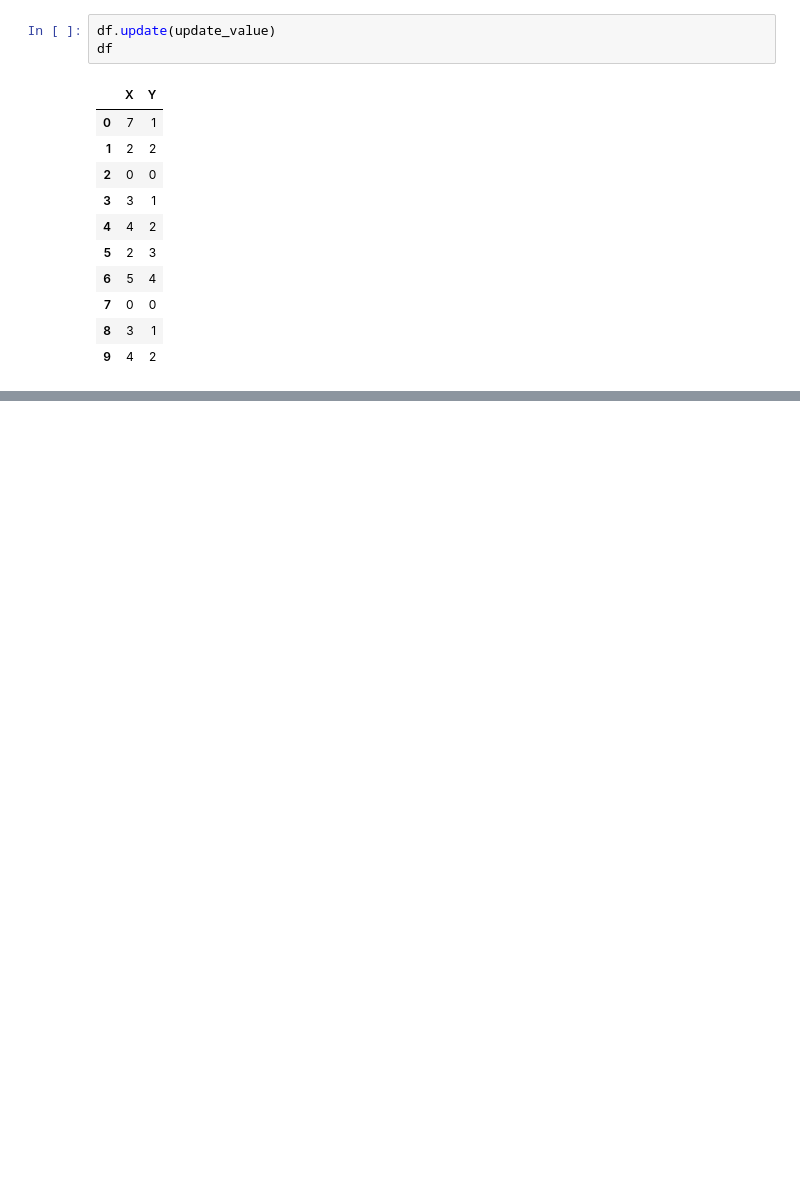
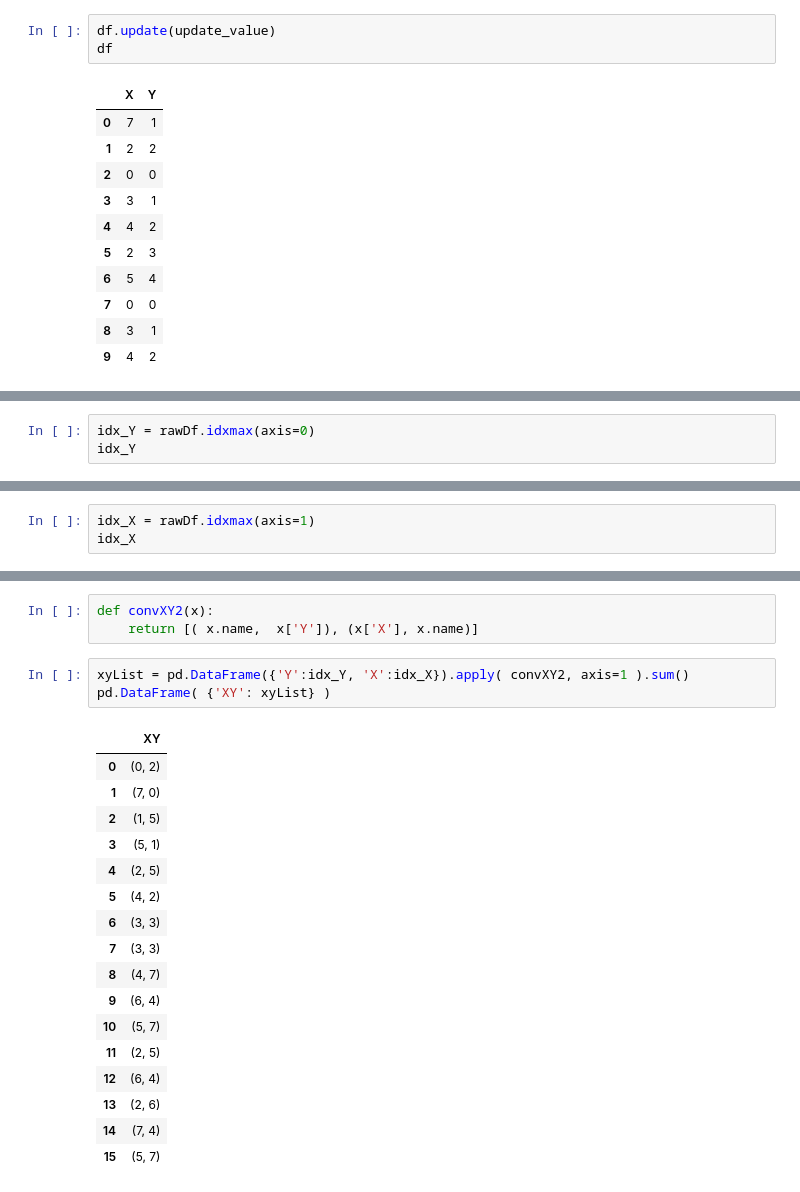
Before and after one commit to unchil/Notebook, a Jupyter notebook: Puzzles_Python.ipynb, the cells around one changed output, grey strips where cells are left out. Cells and saved outputs as stored; diff of their text form; blank space fills up the shorter version.

```diff
--- a/Puzzles_Python.ipynb
+++ b/Puzzles_Python.ipynb
@@ -858,0 +877,3 @@ df
+# %%
+idx_Y = rawDf.idxmax(axis=0)
+idx_Y
@@ -858,0 +890,3 @@ df
+# %%
+idx_X = rawDf.idxmax(axis=1)
+idx_X
@@ -858,0 +915,24 @@ df
+# %%
+def convXY2(x):
+    return [( x.name,  x['Y']), (x['X'], x.name)]
+# %%
+xyList = pd.DataFrame({'Y':idx_Y, 'X':idx_X}).apply( convXY2, axis=1 ).sum()
+pd.DataFrame( {'XY': xyList} )
+# %% [output]
+|  | XY |
+| 0 | (0, 2) |
+| 1 | (7, 0) |
+| 2 | (1, 5) |
+| 3 | (5, 1) |
+| 4 | (2, 5) |
+| 5 | (4, 2) |
+| 6 | (3, 3) |
+| 7 | (3, 3) |
+| 8 | (4, 7) |
+| 9 | (6, 4) |
+| 10 | (5, 7) |
+| 11 | (2, 5) |
+| 12 | (6, 4) |
+| 13 | (2, 6) |
+| 14 | (7, 4) |
+| 15 | (5, 7) |
```
Also changed, not shown: parts of 10 cells of this notebook.
